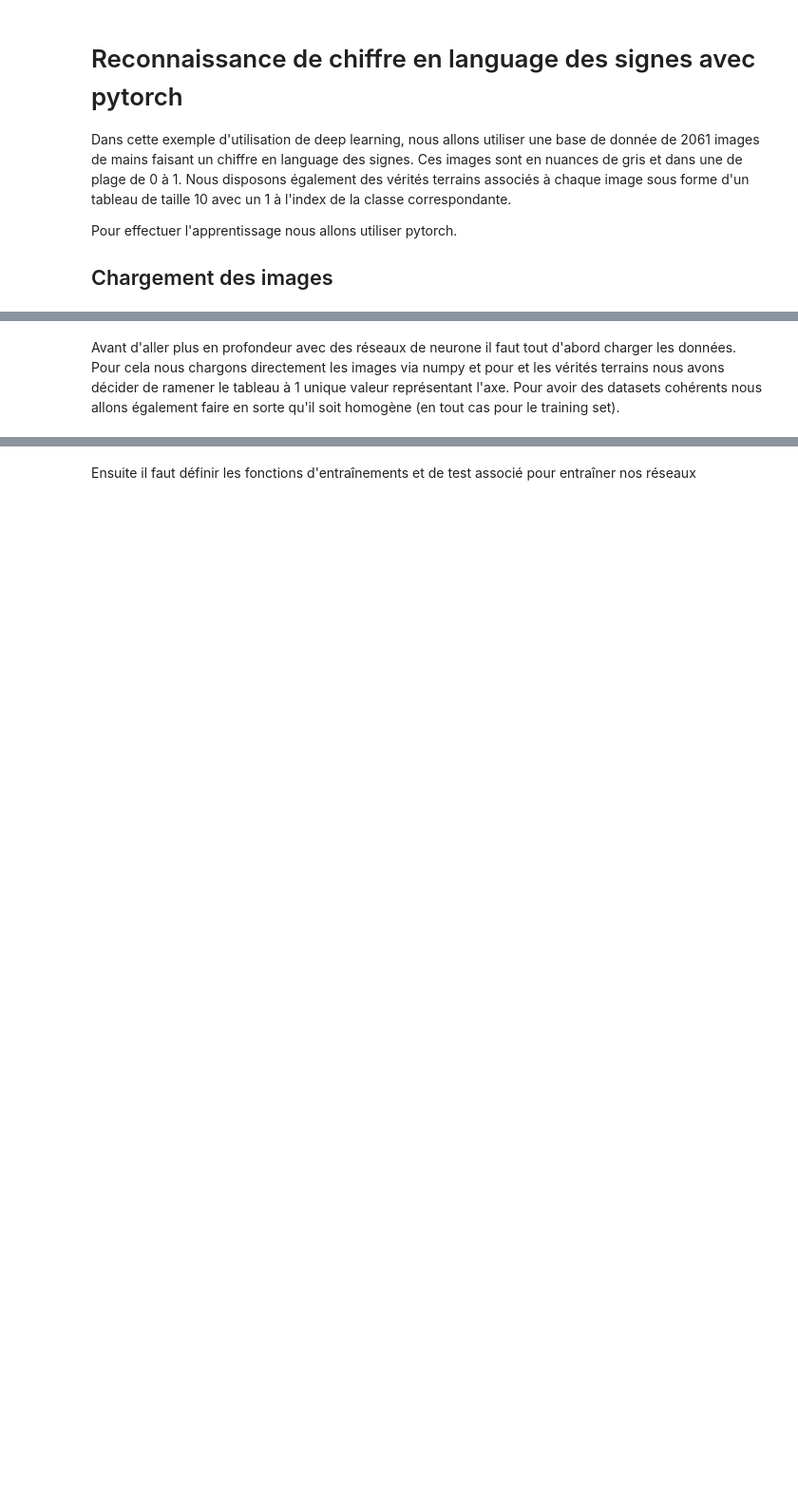
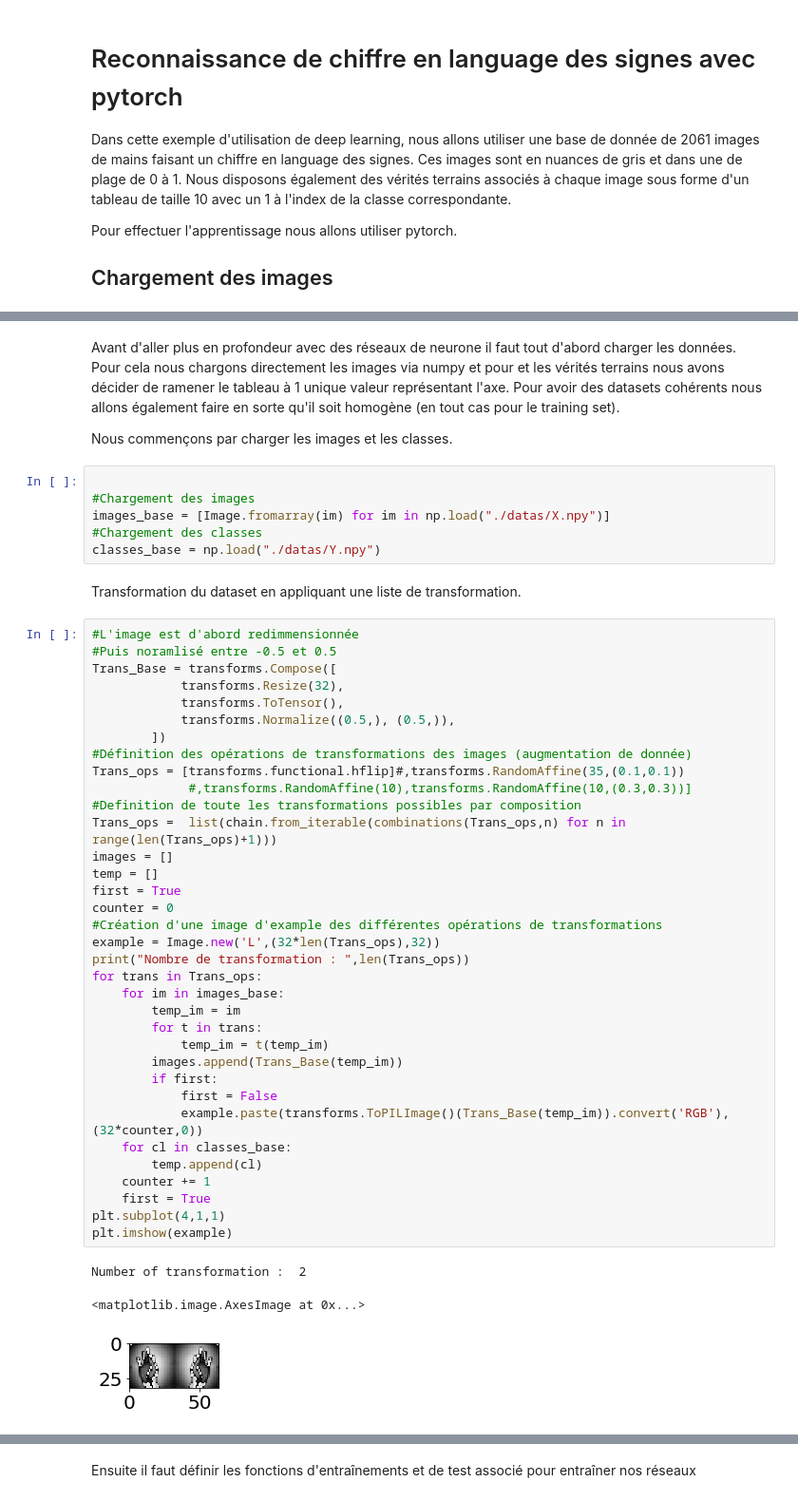
Before and after one commit to CuadrosNicolas/SignLanguageRecognition, a Jupyter notebook: Sign Language Number Recognition.ipynb, the cells around one changed output, grey strips where cells are left out. Shown: that part at 95% size. Cells and saved outputs as stored; diff of their text form; blank space fills up the shorter version.

```diff
--- a/Sign Language Number Recognition.ipynb
+++ b/Sign Language Number Recognition.ipynb
@@ -37,3 +39,52 @@ Random Seed:  2910
 Avant d'aller plus en profondeur avec des réseaux de neurone il faut tout d'abord charger les données.
 Pour cela nous chargons directement les images via numpy et pour et les vérités terrains nous avons décider de ramener le tableau à 1 unique valeur représentant l'axe.
 Pour avoir des datasets cohérents nous allons également faire en sorte qu'il soit homogène (en tout cas pour le training set).
+
+Nous commençons par charger les images et les classes.
+# %%
+
+#Chargement des images
+images_base = [Image.fromarray(im) for im in np.load("./datas/X.npy")]
+#Chargement des classes
+classes_base = np.load("./datas/Y.npy")
+# %% [markdown]
+Transformation du dataset en appliquant une liste de transformation.
+# %%
+#L'image est d'abord redimmensionnée
+#Puis noramlisé entre -0.5 et 0.5
+Trans_Base = transforms.Compose([
+            transforms.Resize(32),
+            transforms.ToTensor(),
+            transforms.Normalize((0.5,), (0.5,)),
+        ])
+#Définition des opérations de transformations des images (augmentation de donnée)
+Trans_ops = [transforms.functional.hflip]#,transforms.RandomAffine(35,(0.1,0.1))
+             #,transforms.RandomAffine(10),transforms.RandomAffine(10,(0.3,0.3))]
+#Definition de toute les transformations possibles par composition
+Trans_ops =  list(chain.from_iterable(combinations(Trans_ops,n) for n in range(len(Trans_ops)+1)))
+images = []
+temp = []
+first = True
+counter = 0
+#Création d'une image d'example des différentes opérations de transformations
+example = Image.new('L',(32*len(Trans_ops),32))
+print("Nombre de transformation : ",len(Trans_ops))
+for trans in Trans_ops:
+    for im in images_base:
+        temp_im = im
+        for t in trans:
+            temp_im = t(temp_im)
+        images.append(Trans_Base(temp_im))
+        if first:
+            first = False
+            example.paste(transforms.ToPILImage()(Trans_Base(temp_im)).convert('RGB'),(32*counter,0))
+    for cl in classes_base:
+        temp.append(cl)
+    counter += 1
+    first = True
+plt.subplot(4,1,1)
+plt.imshow(example)
+# %% [output]
+Number of transformation :  2
+<matplotlib.image.AxesImage at 0x...>
+[figure, added]
```
Also changed, not shown: parts of 13 cells of this notebook, 5 other files.
